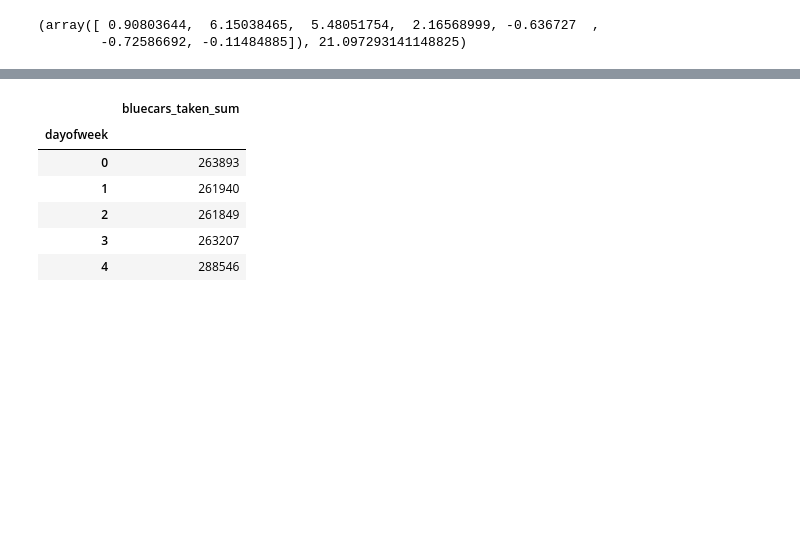
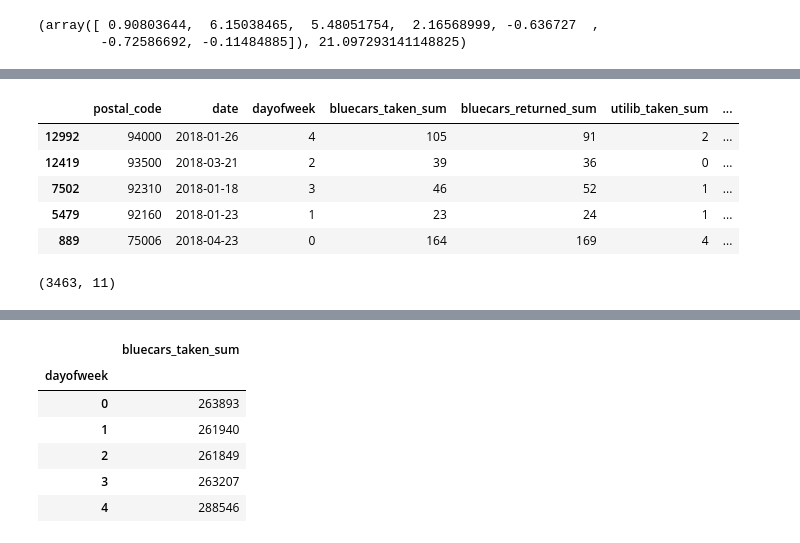
Before and after one commit to booorayan/BluecarsAuto, a Jupyter notebook: Autolib_projecte.ipynb, the cells around one changed output, grey strips where cells are left out. Cells and saved outputs as stored; diff of their text form; code cells hidden in the pictures; blank space fills up the shorter version.

```diff
--- a/Autolib_projecte.ipynb
+++ b/Autolib_projecte.ipynb
@@ -905,0 +947,14 @@ Warnings:
+# %%
+samp2 = autob.sample(frac=0.3, random_state=30)
+samp2.head()
+# %% [output]
+|  | postal_code | date | dayofweek | bluecars_taken_sum | bluecars_returned_sum | utilib_taken_sum | ... |
+| 12992 | 94000 | 2018-01-26 | 4 | 105 | 91 | 2 | ... |
+| 12419 | 93500 | 2018-03-21 | 2 | 39 | 36 | 0 | ... |
+| 7502 | 92310 | 2018-01-18 | 3 | 46 | 52 | 1 | ... |
+| 5479 | 92160 | 2018-01-23 | 1 | 23 | 24 | 1 | ... |
+| 889 | 75006 | 2018-04-23 | 0 | 164 | 169 | 4 | ... |
+# %%
+samp2.shape
+# %% [output]
+(3463, 11)
```
Also changed, not shown: parts of 28 cells of this notebook.
